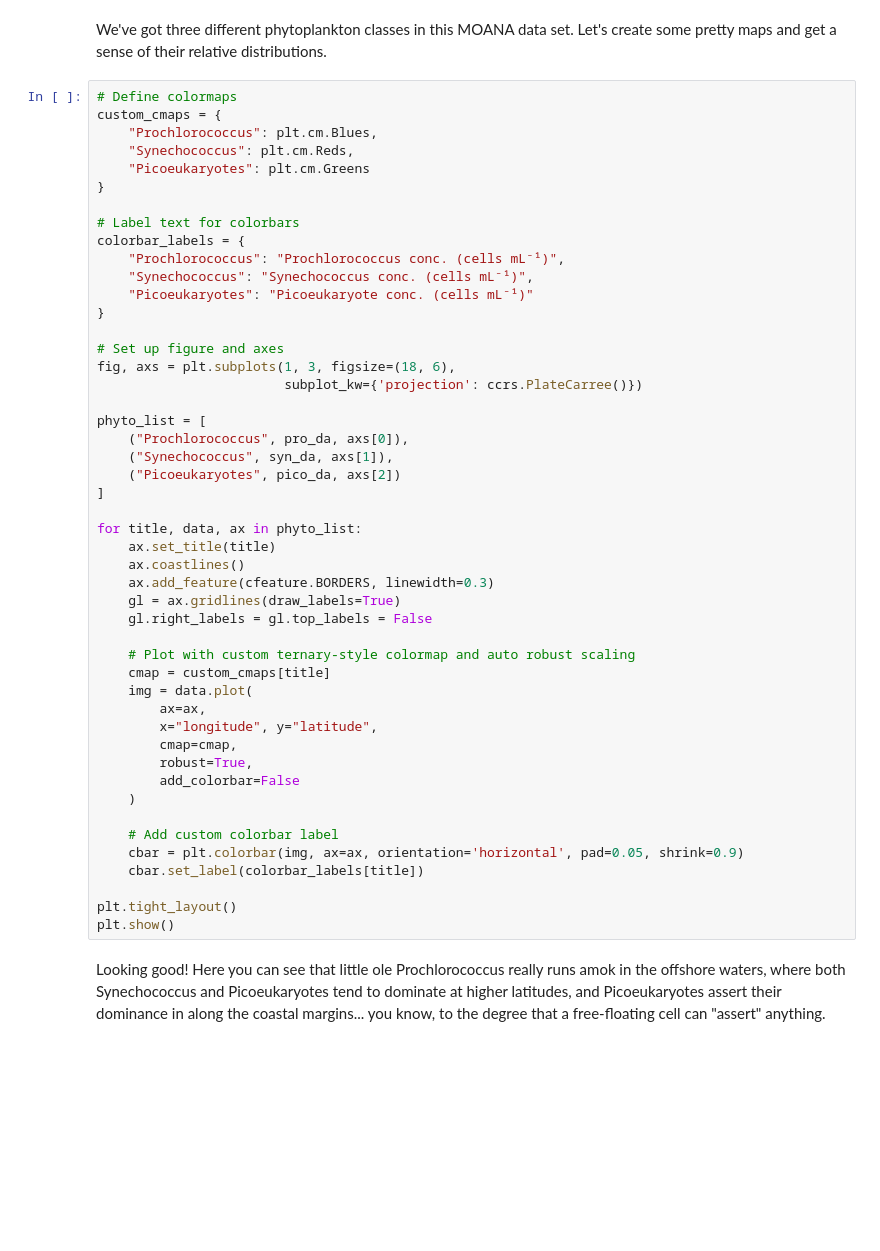
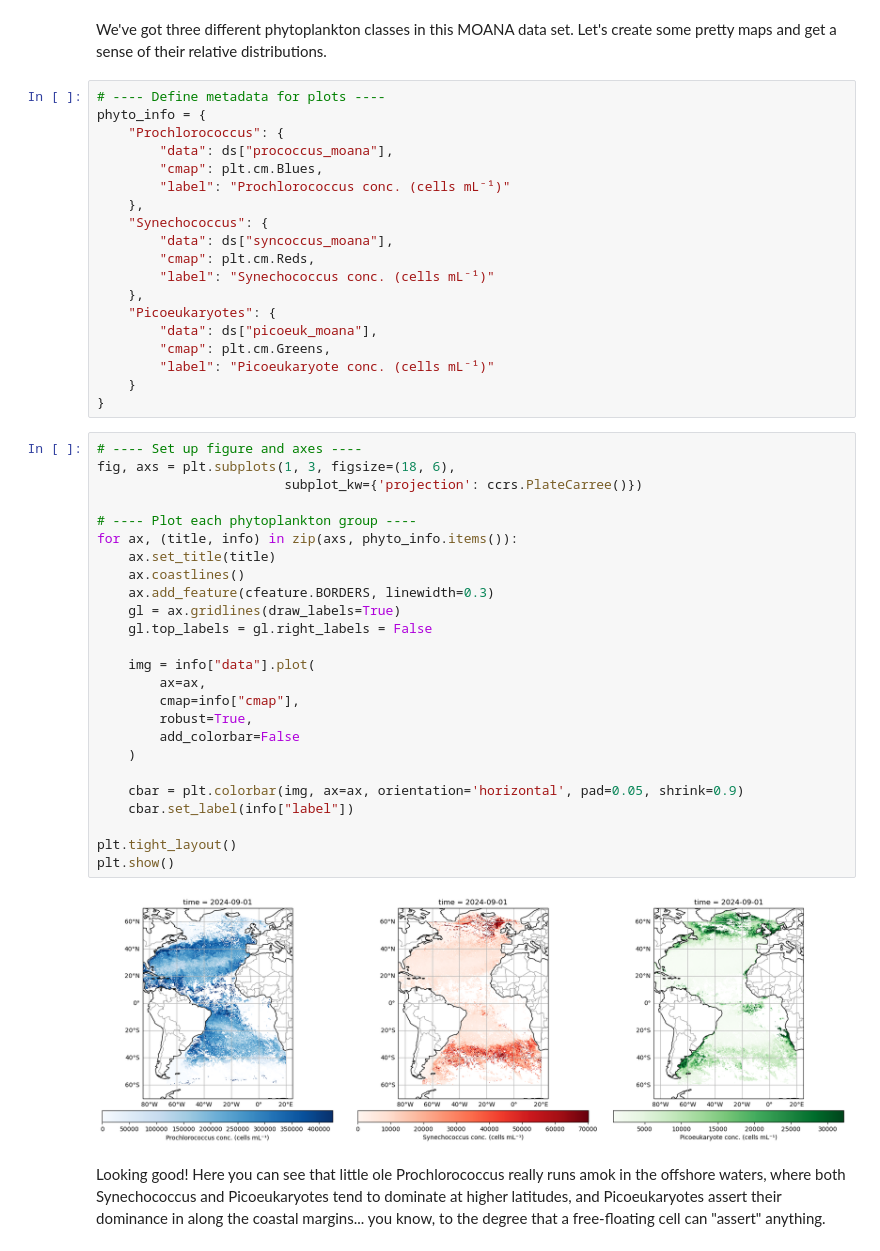
Before and after one commit to nmfs-opensci/EDMW-EarthData-Workshop-2025, a Jupyter notebook: tutorials/Tutorial_3_moana-erddap.ipynb, the cells around one changed output. Saved outputs shown, nothing was run; the diff lists cells and outputs as text; blank space fills up the shorter version.

```diff
--- a/tutorials/Tutorial_3_moana-erddap.ipynb
+++ b/tutorials/Tutorial_3_moana-erddap.ipynb
@@ -92,54 +85,52 @@ dataset = dataset.load()
 ## It's map time again
 # %% [markdown]
 We've got three different phytoplankton classes in this MOANA data set. Let's create some pretty maps and get a sense of their relative distributions.
+# %%
+# ---- Define metadata for plots ----
+phyto_info = {
+    "Prochlorococcus": {
+        "data": ds["prococcus_moana"],
+        "cmap": plt.cm.Blues,
+        "label": "Prochlorococcus conc. (cells mL⁻¹)"
+    },
+    "Synechococcus": {
+        "data": ds["syncoccus_moana"],
+        "cmap": plt.cm.Reds,
+        "label": "Synechococcus conc. (cells mL⁻¹)"
+    },
+    "Picoeukaryotes": {
+        "data": ds["picoeuk_moana"],
+        "cmap": plt.cm.Greens,
+        "label": "Picoeukaryote conc. (cells mL⁻¹)"
+    }
+}
 # %%
-# Define colormaps
-custom_cmaps = {
-    "Prochlorococcus": plt.cm.Blues,
-    "Synechococcus": plt.cm.Reds,
-    "Picoeukaryotes": plt.cm.Greens
-}
-
-# Label text for colorbars
-colorbar_labels = {
-    "Prochlorococcus": "Prochlorococcus conc. (cells mL⁻¹)",
-    "Synechococcus": "Synechococcus conc. (cells mL⁻¹)",
-    "Picoeukaryotes": "Picoeukaryote conc. (cells mL⁻¹)"
-}
-
-# Set up figure and axes
+# ---- Set up figure and axes ----
 fig, axs = plt.subplots(1, 3, figsize=(18, 6),
                         subplot_kw={'projection': ccrs.PlateCarree()})
 
-phyto_list = [
-    ("Prochlorococcus", pro_da, axs[0]),
-    ("Synechococcus", syn_da, axs[1]),
-    ("Picoeukaryotes", pico_da, axs[2])
-]
-
-for title, data, ax in phyto_list:
+# ---- Plot each phytoplankton group ----
+for ax, (title, info) in zip(axs, phyto_info.items()):
     ax.set_title(title)
     ax.coastlines()
     ax.add_feature(cfeature.BORDERS, linewidth=0.3)
     gl = ax.gridlines(draw_labels=True)
-    gl.right_labels = gl.top_labels = False
+    gl.top_labels = gl.right_labels = False
 
-    # Plot with custom ternary-style colormap and auto robust scaling
-    cmap = custom_cmaps[title]
-    img = data.plot(
+    img = info["data"].plot(
         ax=ax,
-        x="longitude", y="latitude",
-        cmap=cmap,
+        cmap=info["cmap"],
         robust=True,
         add_colorbar=False
     )
 
-    # Add custom colorbar label
     cbar = plt.colorbar(img, ax=ax, orientation='horizontal', pad=0.05, shrink=0.9)
-    cbar.set_label(colorbar_labels[title])
+    cbar.set_label(info["label"])
 
 plt.tight_layout()
 plt.show()
+# %% [output]
+[figure, added]
 # %% [markdown]
 Looking good! Here you can see that little ole Prochlorococcus really runs amok in the offshore waters, where both Synechococcus and Picoeukaryotes tend to dominate at higher latitudes, and Picoeukaryotes assert their dominance in along the coastal margins... you know, to the degree that a free-floating cell can "assert" anything.
 # %% [markdown]
```
Also changed, not shown: parts of 10 cells of this notebook.
